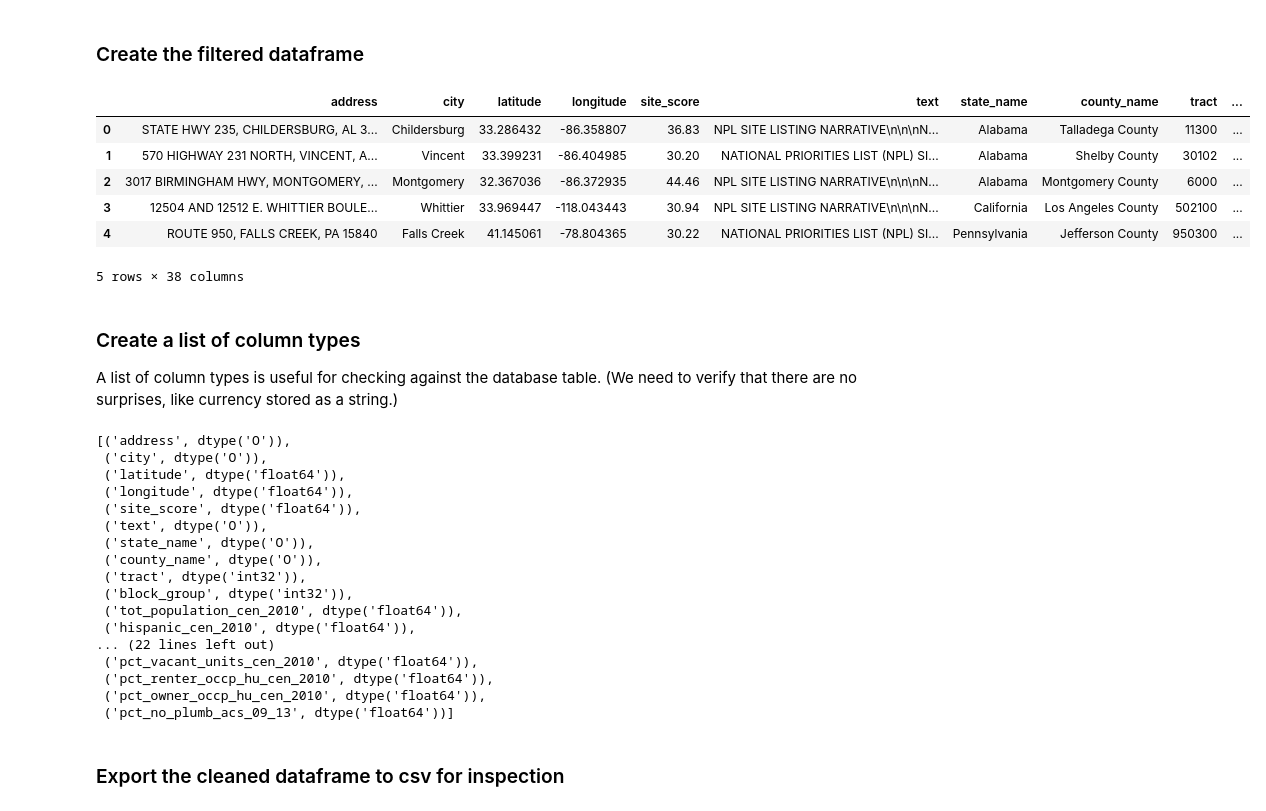
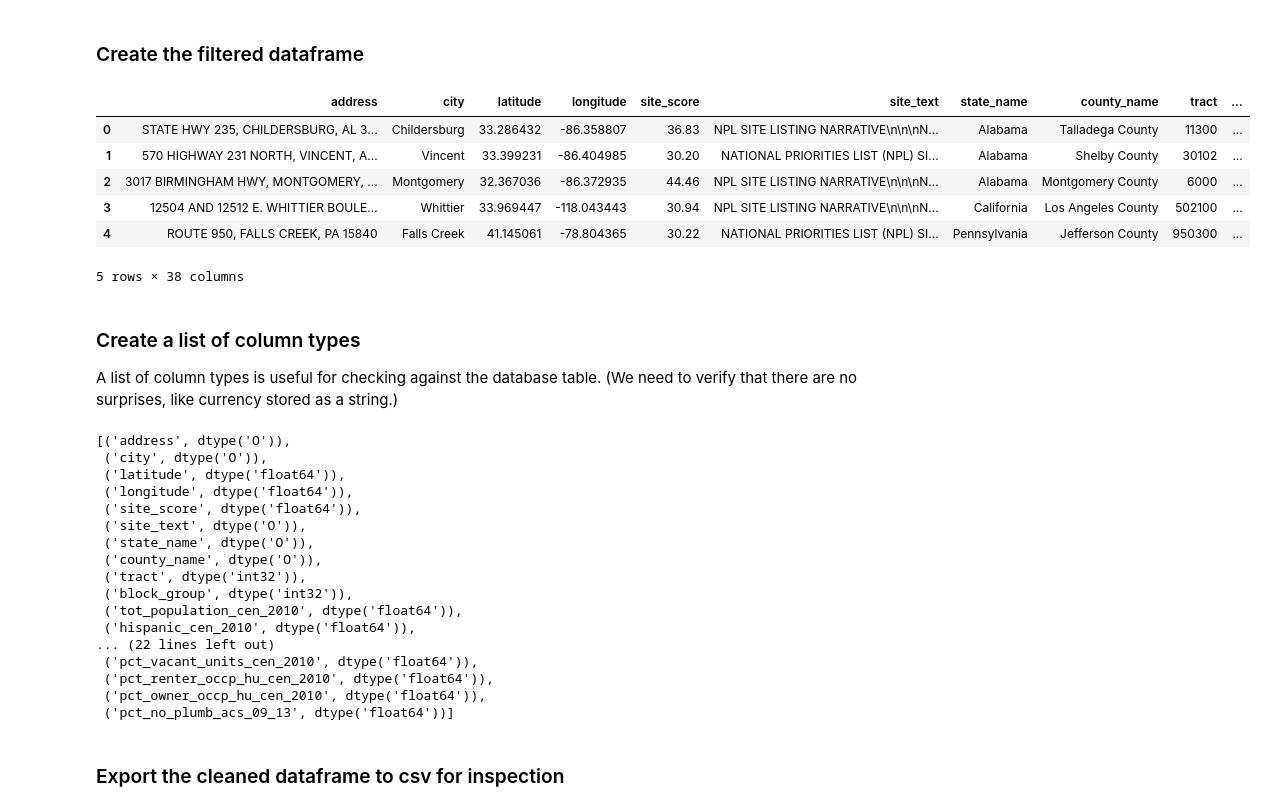
Before and after one commit to CraftyJack/Project-2, a Jupyter notebook: Project-2_data_cleaning.ipynb, the cells around one changed output. Cells and saved outputs as stored; diff of their text form; code cells hidden in the pictures.

```diff
--- a/Project-2_data_cleaning.ipynb
+++ b/Project-2_data_cleaning.ipynb
@@ -128,31 +128,31 @@ desired_columns = ["address",
 # %%
 # pull in the desired columns
 superfund_sites_cleaned = superfund_sites_df[desired_columns].copy()
 
 # convert the column names to lowercase to avoid problems with postgreSQL.
 superfund_sites_cleaned.columns= superfund_sites_cleaned.columns.str.lower()
 
 # make sure the census block groups and tracts come through as integers
 superfund_sites_cleaned.tract = superfund_sites_cleaned.tract.fillna(0.0).astype(int)
 superfund_sites_cleaned.block_group = superfund_sites_cleaned.block_group.fillna(0.0).astype(int)
 
 # convert currency strings to floats
 superfund_sites_cleaned[['med_hhd_inc_bg_acs_09_13']] = (superfund_sites_cleaned['med_hhd_inc_bg_acs_09_13'].replace( '[\$,)]','', regex=True )
                      .replace( '[(]','-',   regex=True ).astype(float))
 
 superfund_sites_cleaned[['aggregate_hh_inc_acs_09_13']] = (superfund_sites_cleaned['aggregate_hh_inc_acs_09_13'].replace( '[\$,)]','', regex=True )
                      .replace( '[(]','-',   regex=True ).astype(float))
 
 superfund_sites_cleaned[['med_house_value_bg_acs_09_13']] = (superfund_sites_cleaned['med_house_value_bg_acs_09_13'].replace( '[\$,)]','', regex=True )
                      .replace( '[(]','-',   regex=True ).astype(float))
 
 # rename the 'text' column to avoid potential confusion
-superfund_sites_cleaned.rename(columns={"text": "site_text"})
+superfund_sites_cleaned.rename(columns={"text": "site_text"}, inplace = True)
 
 # check the head
 superfund_sites_cleaned.head()
 # %% [output]
-|  | address | city | latitude | longitude | site_score | text | state_name | county_name | tract | ... |
+|  | address | city | latitude | longitude | site_score | site_text | state_name | county_name | tract | ... |
 | 0 | STATE HWY 235, CHILDERSBURG, AL 3... | Childersburg | 33.286432 | -86.358807 | 36.83 | NPL SITE LISTING NARRATIVE\n\n\nN... | Alabama | Talladega County | 11300 | ... |
 | 1 | 570 HIGHWAY 231 NORTH, VINCENT, A... | Vincent | 33.399231 | -86.404985 | 30.20 | NATIONAL PRIORITIES LIST (NPL) SI... | Alabama | Shelby County | 30102 | ... |
 | 2 | 3017 BIRMINGHAM HWY, MONTGOMERY, ... | Montgomery | 32.367036 | -86.372935 | 44.46 | NPL SITE LISTING NARRATIVE\n\n\nN... | Alabama | Montgomery County | 6000 | ... |
@@ -172,7 +172,7 @@ dtype_reference
  ('latitude', dtype('float64')),
  ('longitude', dtype('float64')),
  ('site_score', dtype('float64')),
- ('text', dtype('O')),
+ ('site_text', dtype('O')),
  ('state_name', dtype('O')),
  ('county_name', dtype('O')),
  ('tract', dtype('int32')),
```
Also changed, not shown: 1 other file.
